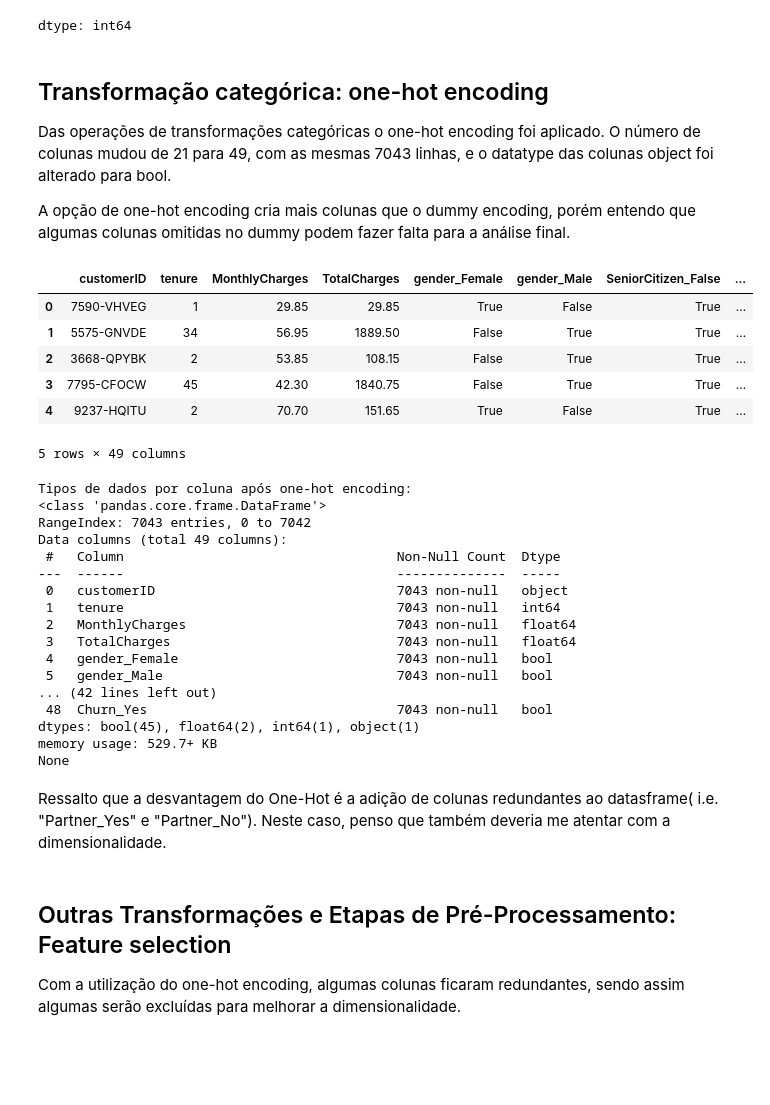
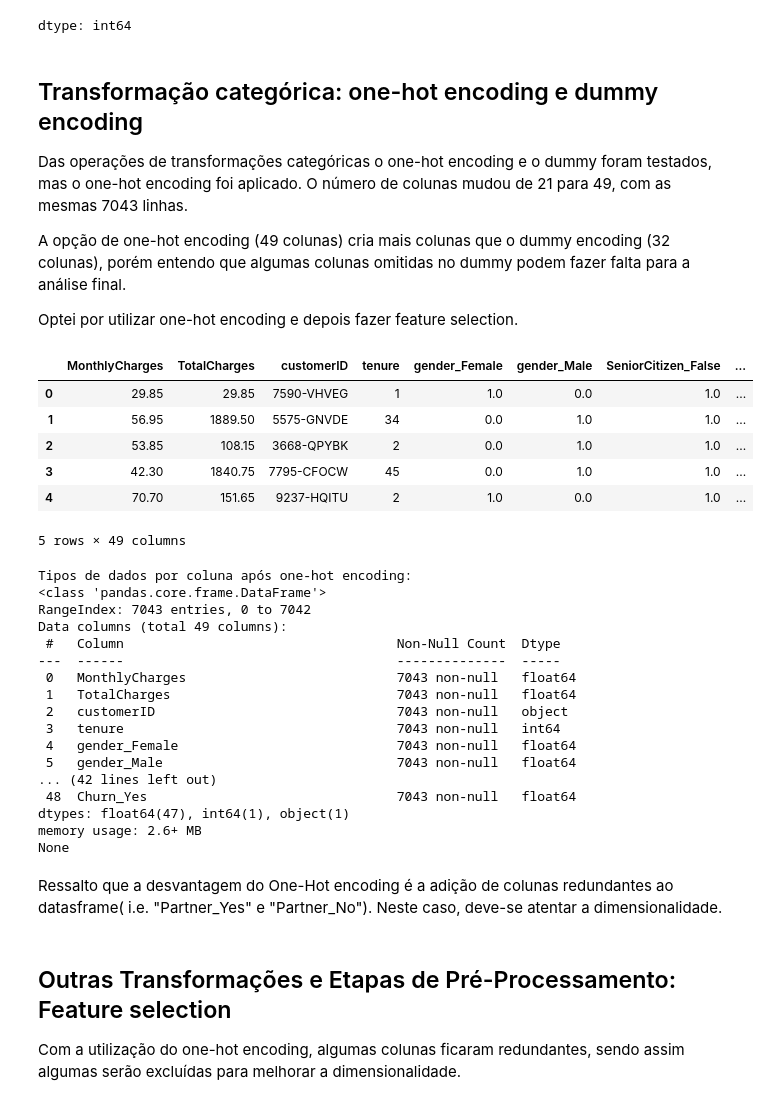
Before and after one commit to rebomfim/MVP_AnaliseDados_BoasPraticas_PuC, a Jupyter notebook: RenataDBPina-Análise de Dados e Boas Práticas (40530010055_20250_01).ipynb, the cells around one changed output. Cells and saved outputs as stored; diff of their text form; code cells hidden in the pictures; blank space fills up the shorter version.

```diff
--- a/RenataDBPina-Análise de Dados e Boas Práticas (40530010055_20250_01).ipynb
+++ b/RenataDBPina-Análise de Dados e Boas Práticas (40530010055_20250_01).ipynb
@@ -476,36 +475,49 @@ Valores nulos no dataset:
 | Churn | 0 |
 dtype: int64
 # %% [markdown]
-## Transformação categórica: one-hot encoding
+## Transformação categórica: one-hot encoding e dummy encoding
 
-Das operações de transformações categóricas o one-hot encoding foi aplicado. O número de colunas mudou de 21 para 49, com as mesmas 7043 linhas, e o datatype  das colunas object foi alterado para bool.
+Das operações de transformações categóricas o one-hot encoding e o dummy foram testados, mas o one-hot encoding foi aplicado. O número de colunas mudou de 21 para 49, com as mesmas 7043 linhas.
 
-A opção de one-hot encoding cria mais colunas que o dummy encoding, porém entendo que algumas colunas omitidas no dummy podem fazer falta para a análise final.
+A opção de one-hot encoding (49 colunas) cria mais colunas que o dummy encoding (32 colunas), porém entendo que algumas colunas omitidas no dummy podem fazer falta para a análise final.
+
+Optei por utilizar one-hot encoding e depois fazer feature selection.
 # %%
 # One-hot encoding em colunas categóricas
 
 # Lista de atributos categóricos para aplicar one-hot encoding
-categorical_features = [ "gender", "SeniorCitizen", "Partner", "Dependents", "PhoneService", "MultipleLines", "InternetService", "OnlineSecurity", "OnlineBackup", "DeviceProtection", "TechSupport", "StreamingTV", "StreamingMovies", "Contract", "PaperlessBilling", "PaymentMethod", "Churn" ]
+colunas_categoricas = [ "gender", "SeniorCitizen", "Partner", "Dependents", "PhoneService", "MultipleLines", "InternetService", "OnlineSecurity", "OnlineBackup", "DeviceProtection", "TechSupport", "StreamingTV", "StreamingMovies", "Contract", "PaperlessBilling", "PaymentMethod", "Churn" ]
 
 # Criando uma cópia do DataFrame para aplicar as transformações
-df_telco_cust_encoded = df_telco_customer.copy()
+df_telco_customer2 = df_telco_customer.copy()
 
 # Aplicando one-hot encoding nas colunas categóricas
-df_telco_cust_encoded = pd.get_dummies(df_telco_cust_encoded, columns=categorical_features)
+# Inicializando OneHotEncoder
+encoder = OneHotEncoder(sparse_output=False)  # OneHotEncoder(sparse_output=False, drop='first') se aplicaria ao dummy
+# Fit e transform colunas selecionadas
+encoded_data = encoder.fit_transform(df_telco_customer2[colunas_categoricas])
+
+# DataFrame para colunas encoded
+df_telco_customer2 = pd.DataFrame(encoded_data, columns=encoder.get_feature_names_out(colunas_categoricas))
+
+# Combinando colunas encoded com o dataset original (excluding the original encoded columns)
+# Assumindo que  'customerID' é a única coluna categórica que deve permanecer
+coluna_original_permanacer = df_telco_customer.columns.difference(colunas_categoricas)
+df_telco_cust_encoded = pd.concat([df_telco_customer[coluna_original_permanacer], df_telco_customer2], axis=1)
 
 # Exibindo as primeiras linhas do DataFrame transformado
 display(df_telco_cust_encoded.head())
 
 # Verificando as novas colunas e o tipo de dados
 print("\nTipos de dados por coluna após one-hot encoding:")
 print(df_telco_cust_encoded.info())
 # %% [output]
-|  | customerID | tenure | MonthlyCharges | TotalCharges | gender_Female | gender_Male | SeniorCitizen_False | ... |
-| 0 | 7590-VHVEG | 1 | 29.85 | 29.85 | True | False | True | ... |
-| 1 | 5575-GNVDE | 34 | 56.95 | 1889.50 | False | True | True | ... |
-| 2 | 3668-QPYBK | 2 | 53.85 | 108.15 | False | True | True | ... |
-| 3 | 7795-CFOCW | 45 | 42.30 | 1840.75 | False | True | True | ... |
-| 4 | 9237-HQITU | 2 | 70.70 | 151.65 | True | False | True | ... |
+|  | MonthlyCharges | TotalCharges | customerID | tenure | gender_Female | gender_Male | SeniorCitizen_False | ... |
+| 0 | 29.85 | 29.85 | 7590-VHVEG | 1 | 1.0 | 0.0 | 1.0 | ... |
+| 1 | 56.95 | 1889.50 | 5575-GNVDE | 34 | 0.0 | 1.0 | 1.0 | ... |
+| 2 | 53.85 | 108.15 | 3668-QPYBK | 2 | 0.0 | 1.0 | 1.0 | ... |
+| 3 | 42.30 | 1840.75 | 7795-CFOCW | 45 | 0.0 | 1.0 | 1.0 | ... |
+| 4 | 70.70 | 151.65 | 9237-HQITU | 2 | 1.0 | 0.0 | 1.0 | ... |
 5 rows × 49 columns
 Tipos de dados por coluna após one-hot encoding:
 <class 'pandas.core.frame.DataFrame'>
@@ -513,21 +525,21 @@ RangeIndex: 7043 entries, 0 to 7042
 Data columns (total 49 columns):
  #   Column                                   Non-Null Count  Dtype
 ---  ------                                   --------------  -----
- 0   customerID                               7043 non-null   object
- 1   tenure                                   7043 non-null   int64
- 2   MonthlyCharges                           7043 non-null   float64
- 3   TotalCharges                             7043 non-null   float64
- 4   gender_Female                            7043 non-null   bool
- 5   gender_Male                              7043 non-null   bool
+ 0   MonthlyCharges                           7043 non-null   float64
+ 1   TotalCharges                             7043 non-null   float64
+ 2   customerID                               7043 non-null   object
+ 3   tenure                                   7043 non-null   int64
+ 4   gender_Female                            7043 non-null   float64
+ 5   gender_Male                              7043 non-null   float64
 ... (42 lines left out)
- 48  Churn_Yes                                7043 non-null   bool
-dtypes: bool(45), float64(2), int64(1), object(1)
-memory usage: 529.7+ KB
+ 48  Churn_Yes                                7043 non-null   float64
+dtypes: float64(47), int64(1), object(1)
+memory usage: 2.6+ MB
 None
 # %% [markdown]
 
 
-Ressalto que a desvantagem do One-Hot é a adição de colunas redundantes ao datasframe( i.e. "Partner_Yes" e "Partner_No"). Neste caso, penso que também deveria me atentar com a  dimensionalidade.
+Ressalto que a desvantagem do One-Hot encoding é a adição de colunas redundantes ao datasframe( i.e. "Partner_Yes" e "Partner_No"). Neste caso, deve-se atentar a dimensionalidade.
 # %% [markdown]
 ## Outras Transformações e Etapas de Pré-Processamento: Feature selection
 
```
Also changed, not shown: parts of 14 cells of this notebook.
